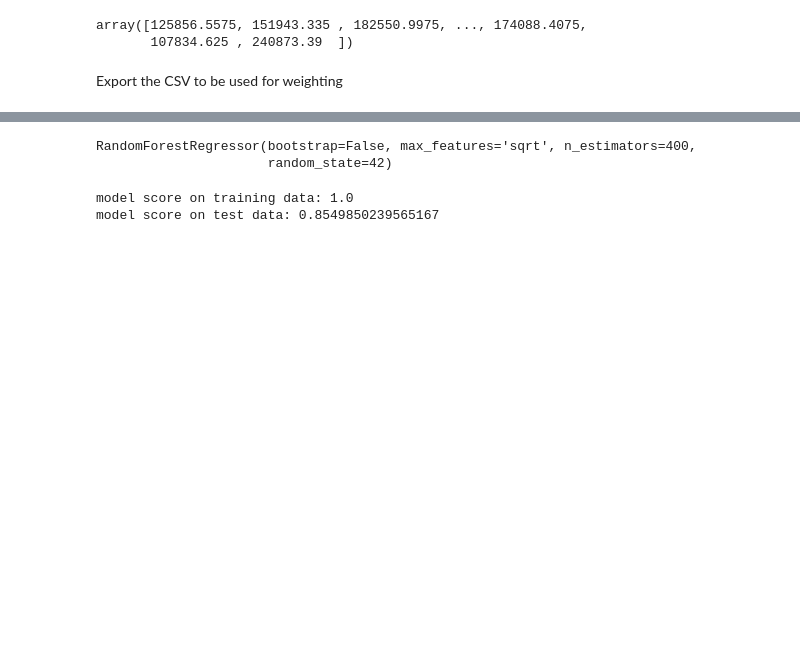
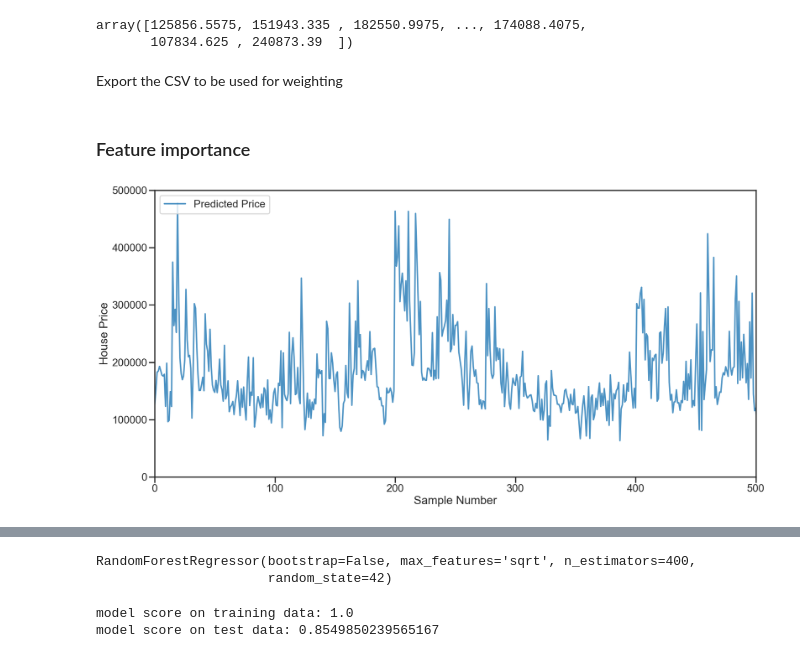
Before and after one commit to yummypugs/Data-Analytics-in-Business, a Jupyter notebook: 3.1.2 Stringless_Housing_RandomForest.ipynb, the cells around one changed output, grey strips where cells are left out. Drawn from its saved outputs; the diff is of its cells as text; code cells hidden in the pictures; blank space fills up the shorter version.

```diff
--- a/3.1.2 Stringless_Housing_RandomForest.ipynb
+++ b/3.1.2 Stringless_Housing_RandomForest.ipynb
@@ -256,3 +256,12 @@ array([125856.5575, 151943.335 , 182550.9975, ..., 174088.4075,
 Export the CSV to be used for weighting
 # %%
 pd.DataFrame(y_predicted).to_csv(f"{cmn.export_data_path}RandomForest_for_weights.csv")
+# %% [markdown]
+### Feature importance
+# %%
+sns.set_context("poster")
+sns.set_style("ticks")
+# %%
+cmn.plot_observed_vs_predicted(predicted=y_predicted, size_of_fig=(20,10), x_lim=500, y_lim=500000)
+# %% [output]
+[figure, added]
```
Also changed, not shown: parts of 14 cells of this notebook, 10 other files.
